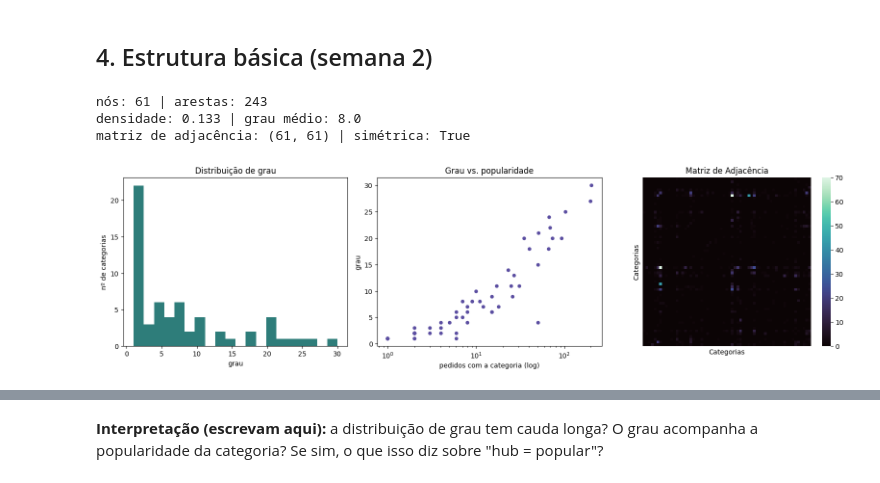
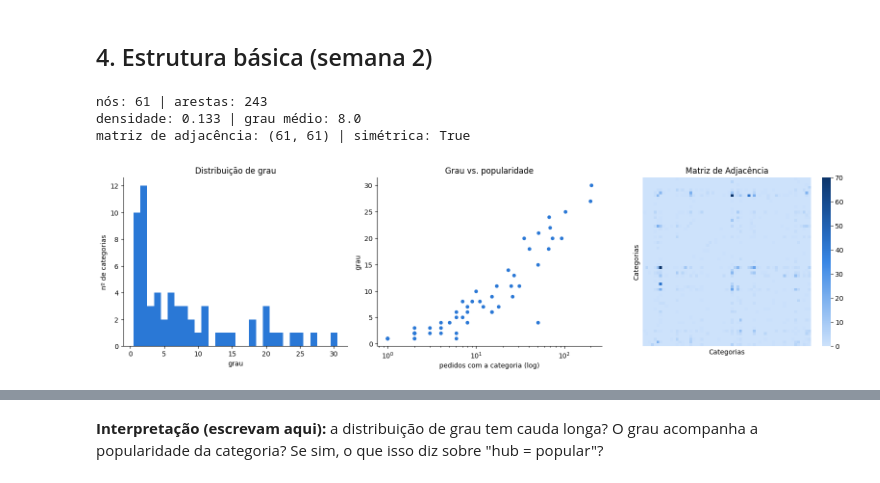
Before and after one commit to dka0086/Analise-de-rede-de-grafos-Olist, a Jupyter notebook: Olist_analise_grafos.ipynb, the cells around one changed output, grey strips where cells are left out. Cells and saved outputs as stored; diff of their text form; code cells hidden in the pictures.

```diff
--- a/Olist_analise_grafos.ipynb
+++ b/Olist_analise_grafos.ipynb
@@ -49,6 +49,17 @@ product_category = pd.read_csv(
 print(orders.shape, order_items.shape, products.shape, product_category.shape)
 # %% [output]
 (99441, 8) (112650, 7) (32951, 9) (71, 2)
+# %%
+from matplotlib.colors import LinearSegmentedColormap
+
+# Paleta categórica validada (daltonismo): use as cores na ordem, sem repetir
+CAT = ["#2a78d6", "#eb6834", "#1baf7a", "#eda100", "#e87ba4", "#008300", "#4a3aa7", "#e34948"]
+COR_OUTRAS, COR_NEUTRA = "#9A9A9A", "#B9B8B3"
+# Escala sequencial de um matiz só (claro = pouco, escuro = muito)
+SEQ = LinearSegmentedColormap.from_list(
+    "seq_azul", ["#cde2fb", "#9ec5f4", "#6da7ec", "#3987e5", "#256abf", "#184f95", "#0d366b"])
+plt.rcParams["axes.prop_cycle"] = plt.cycler(color=CAT)
+plt.rcParams.update({"axes.spines.top": False, "axes.spines.right": False})
 # %% [markdown]
 ## 1. Tabela de itens com categoria e passo zero
 
@@ -161,34 +172,34 @@ arestas: 243 vs 243 | pesos iguais: True
 graus = pd.Series(dict(G_jac.degree()))
 pop = pd.Series(nx.get_node_attributes(G_jac, "n_unidades"))
 
 print("nós:", G_jac.number_of_nodes(), "| arestas:", G_jac.number_of_edges())
 print("densidade:", round(nx.density(G_jac), 3), "| grau médio:", round(graus.mean(), 1))
 A = nx.to_numpy_array(G_cont)
 print("matriz de adjacência:", A.shape, "| simétrica:", bool((A == A.T).all()))
 
 fig, ax = plt.subplots(1, 3, figsize=(16, 4.5))
-ax[0].hist(graus, bins=20, color="#2E7D7A")
+ax[0].hist(graus, bins=np.arange(1, int(graus.max()) + 2) - 0.5, color=CAT[0])
 ax[0].set(xlabel="grau", ylabel="nº de categorias", title="Distribuição de grau")
-ax[1].scatter(pop, graus, s=20, color="#5B4EA1")
+ax[1].scatter(pop, graus, s=20, color=CAT[0])
 ax[1].set(xscale="log", xlabel="pedidos com a categoria (log)", ylabel="grau",
           title="Grau vs. popularidade")
 
 sns.heatmap(
     A,
     ax=ax[2],
-    cmap="mako",
+    cmap=SEQ,
     cbar=True,
     xticklabels=False,
     yticklabels=False,
     square=True
 )
 ax[2].set(title="Matriz de Adjacência", xlabel="Categorias", ylabel="Categorias")
 
 plt.tight_layout()
 plt.savefig(FIG_DIR / "01_grau_e_matriz.png", dpi=150, bbox_inches="tight")
 plt.show()
 # %% [output]
 nós: 61 | arestas: 243
 densidade: 0.133 | grau médio: 8.0
 matriz de adjacência: (61, 61) | simétrica: True
-[figure, old version]
+[figure, new version]
```
Also changed, not shown: parts of 14 cells of this notebook.
